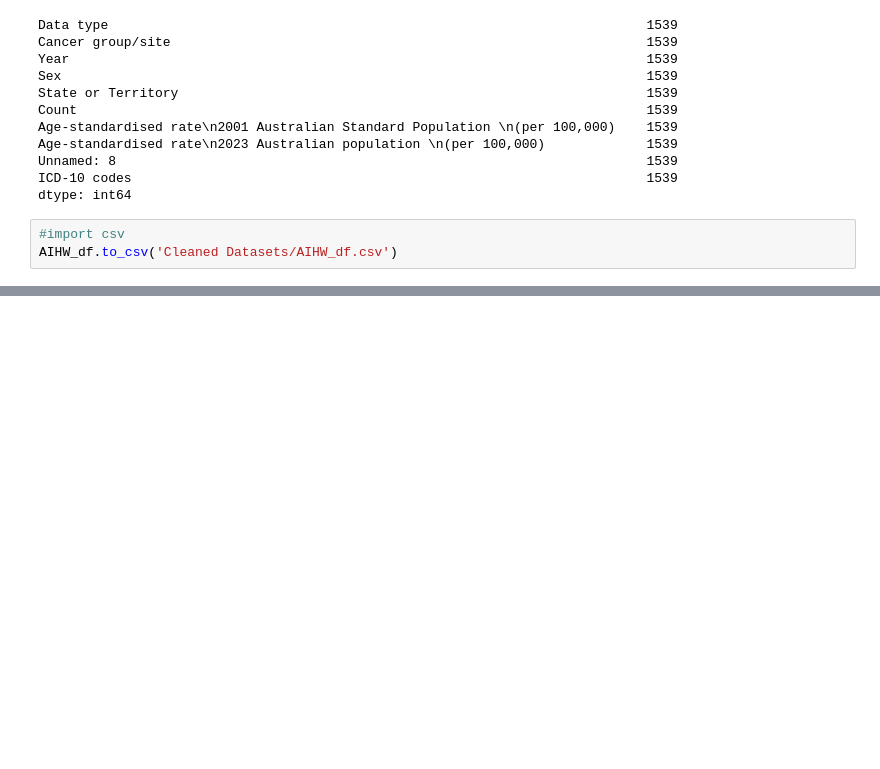
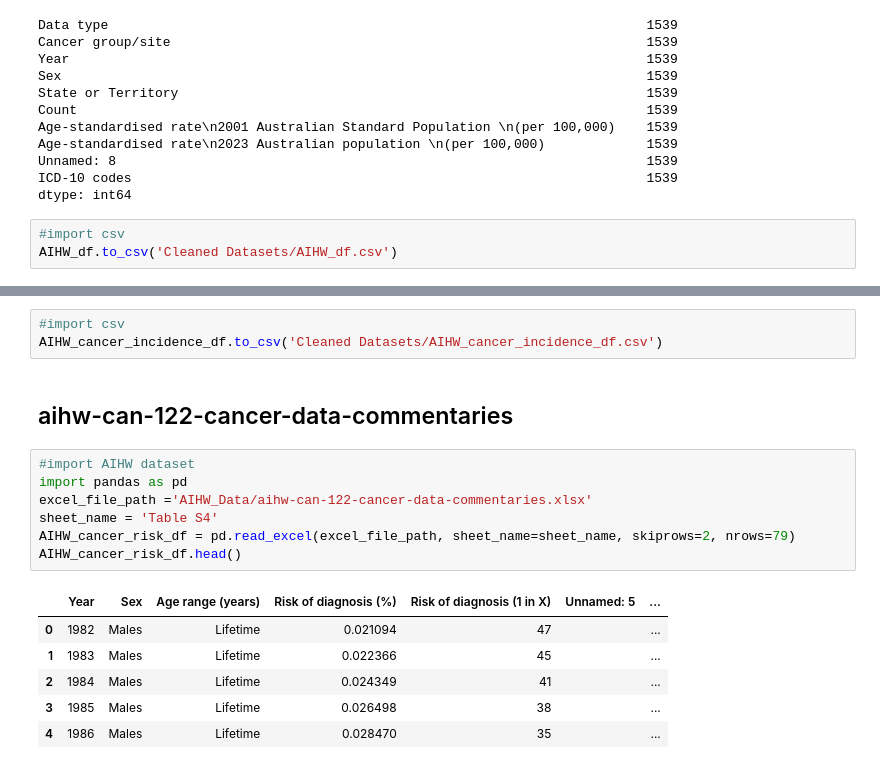
Before and after one commit to pkrachakonda/Project4---Skin-Cancer-Classification-using-Deep-Learning, a Jupyter notebook: Lakna/Data Cleaning.ipynb, the cells around one changed output, grey strips where cells are left out. Drawn from its saved outputs; the diff is of its cells as text; blank space fills up the shorter version.

```diff
--- a/Lakna/Data Cleaning.ipynb
+++ b/Lakna/Data Cleaning.ipynb
@@ -98,0 +314,19 @@ AIHW_df.to_csv('Cleaned Datasets/AIHW_df.csv')
+# %%
+#import csv
+AIHW_cancer_incidence_df.to_csv('Cleaned Datasets/AIHW_cancer_incidence_df.csv')
+# %% [markdown]
+## aihw-can-122-cancer-data-commentaries
+# %%
+#import AIHW dataset
+import pandas as pd
+excel_file_path ='AIHW_Data/aihw-can-122-cancer-data-commentaries.xlsx'
+sheet_name = 'Table S4'
+AIHW_cancer_risk_df = pd.read_excel(excel_file_path, sheet_name=sheet_name, skiprows=2, nrows=79)
+AIHW_cancer_risk_df.head()
+# %% [output]
+|  | Year | Sex | Age range (years) | Risk of diagnosis (%) | Risk of diagnosis (1 in X) | Unnamed: 5 | ... |
+| 0 | 1982 | Males | Lifetime | 0.021094 | 47 |  | ... |
+| 1 | 1983 | Males | Lifetime | 0.022366 | 45 |  | ... |
+| 2 | 1984 | Males | Lifetime | 0.024349 | 41 |  | ... |
+| 3 | 1985 | Males | Lifetime | 0.026498 | 38 |  | ... |
+| 4 | 1986 | Males | Lifetime | 0.028470 | 35 |  | ... |
```
Also changed, not shown: parts of 31 cells of this notebook, 12 other files.
